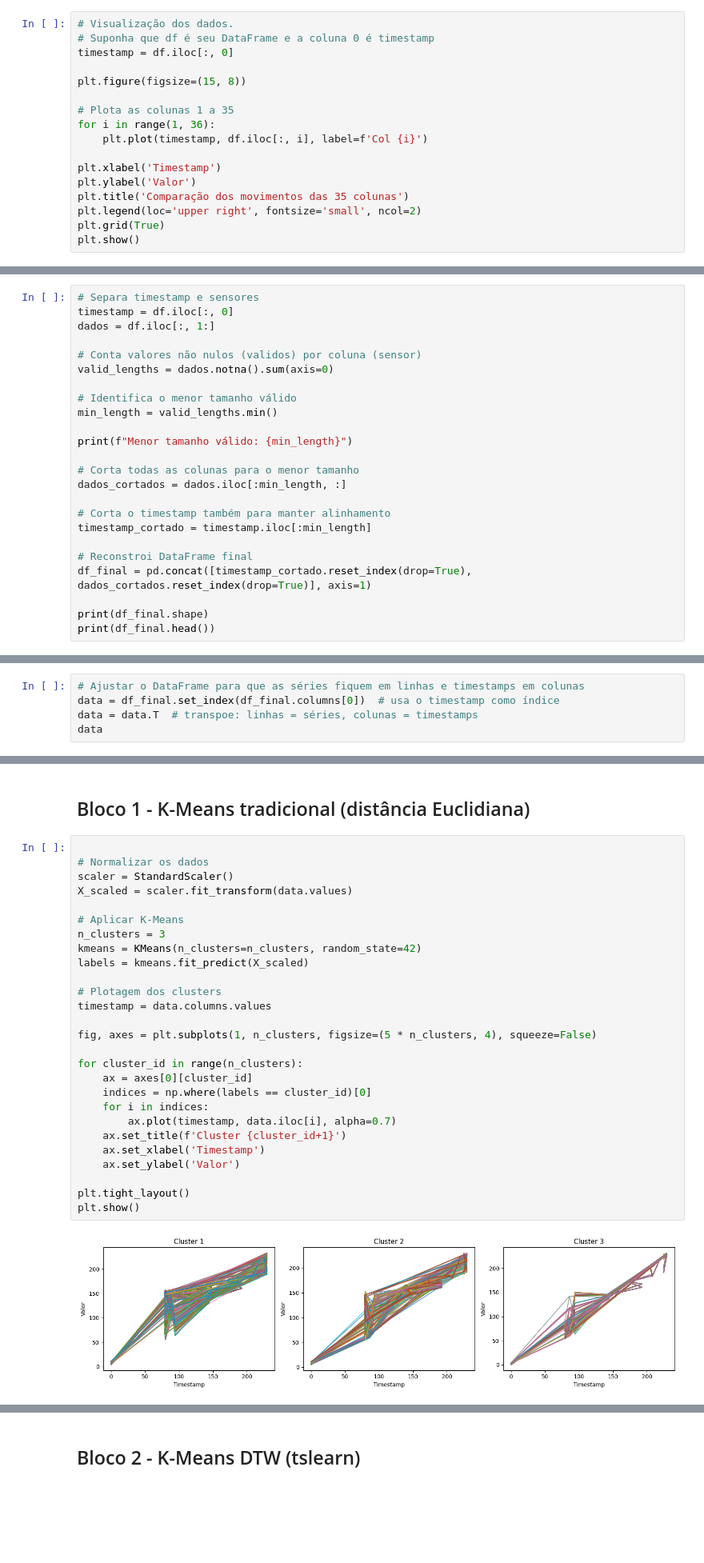
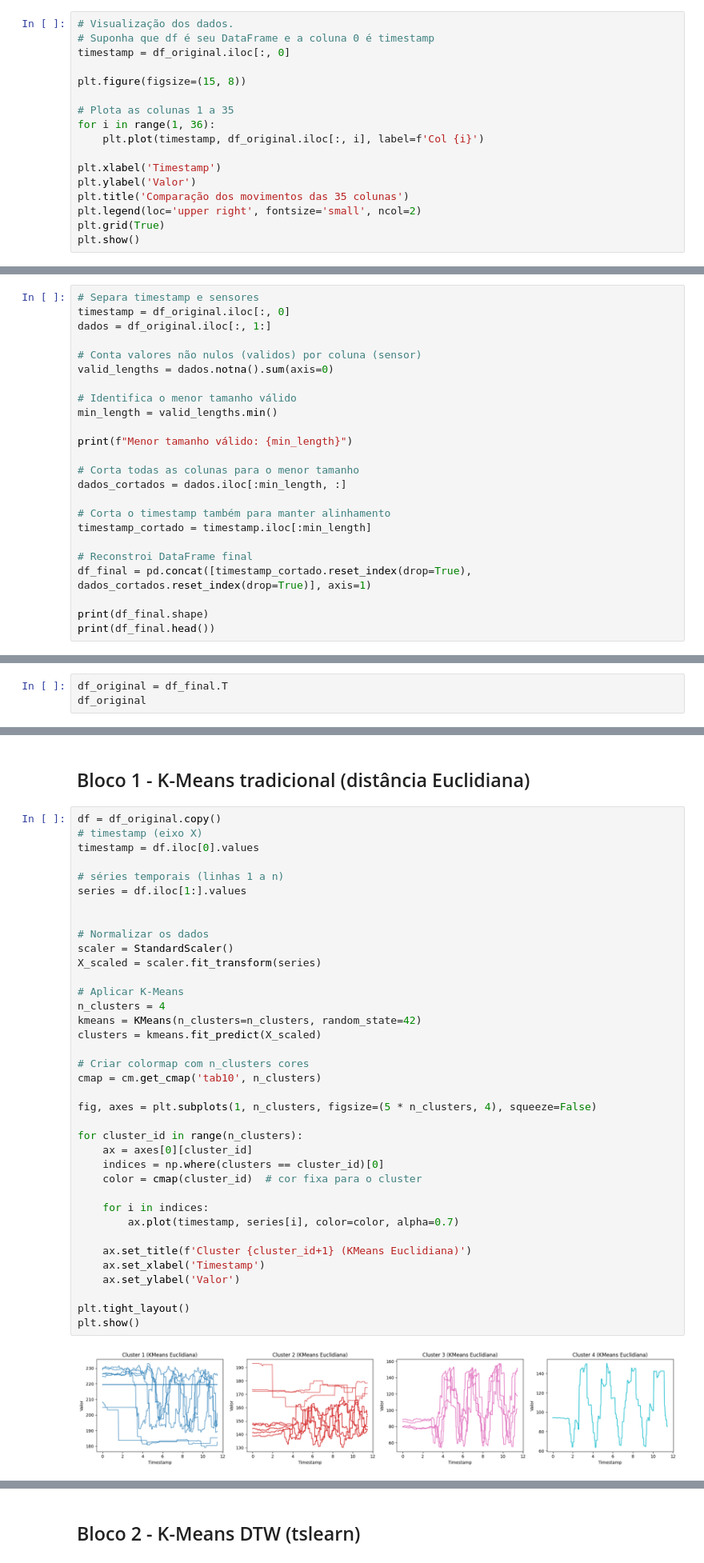
Before and after one commit to Yamakasuki/IC_Bros, a Jupyter notebook: notebooks/exploracao/testeMetodosCluster.ipynb, the cells around one changed output, grey strips where cells are left out. Shown at 80% size. Saved outputs shown, nothing was run; the diff lists cells and outputs as text; blank space fills up the shorter version.

```diff
--- a/notebooks/exploracao/testeMetodosCluster.ipynb
+++ b/notebooks/exploracao/testeMetodosCluster.ipynb
@@ -39,13 +39,13 @@ df = pd.read_csv('../../data/rafaelDB.csv')
 # %%
 # Visualização dos dados.
 # Suponha que df é seu DataFrame e a coluna 0 é timestamp
-timestamp = df.iloc[:, 0]
+timestamp = df_original.iloc[:, 0]
 
 plt.figure(figsize=(15, 8))
 
 # Plota as colunas 1 a 35
 for i in range(1, 36):
-    plt.plot(timestamp, df.iloc[:, i], label=f'Col {i}')
+    plt.plot(timestamp, df_original.iloc[:, i], label=f'Col {i}')
 
 plt.xlabel('Timestamp')
 plt.ylabel('Valor')
@@ -59,8 +59,8 @@ plt.show()
 ### Tratamento dos tamanhos das séries
 # %%
 # Separa timestamp e sensores
-timestamp = df.iloc[:, 0]
-dados = df.iloc[:, 1:]
+timestamp = df_original.iloc[:, 0]
+dados = df_original.iloc[:, 1:]
 
 # Conta valores não nulos (validos) por coluna (sensor)
 valid_lengths = dados.notna().sum(axis=0)
@@ -102,5 +101,0 @@ Menor tamanho válido: 36
-# %%
-# Ajustar o DataFrame para que as séries fiquem em linhas e timestamps em colunas
-data = df_final.set_index(df_final.columns[0])  # usa o timestamp como índice
-data = data.T  # transpoe: linhas = séries, colunas = timestamps
-data
@@ -120,0 +102,3 @@ data
+# %%
+df_original = df_final.T
+df_original
@@ -121,31 +124,41 @@ data
 # %% [markdown]
 ## Bloco 1 - K-Means tradicional (distância Euclidiana)
 # %%
+df = df_original.copy()
+# timestamp (eixo X)
+timestamp = df.iloc[0].values
+
+# séries temporais (linhas 1 a n)
+series = df.iloc[1:].values
+
 
 # Normalizar os dados
 scaler = StandardScaler()
-X_scaled = scaler.fit_transform(data.values)
+X_scaled = scaler.fit_transform(series)
 
 # Aplicar K-Means
-n_clusters = 3
+n_clusters = 4
 kmeans = KMeans(n_clusters=n_clusters, random_state=42)
-labels = kmeans.fit_predict(X_scaled)
+clusters = kmeans.fit_predict(X_scaled)
 
-# Plotagem dos clusters
-timestamp = data.columns.values
+# Criar colormap com n_clusters cores
+cmap = cm.get_cmap('tab10', n_clusters)
 
 fig, axes = plt.subplots(1, n_clusters, figsize=(5 * n_clusters, 4), squeeze=False)
 
 for cluster_id in range(n_clusters):
     ax = axes[0][cluster_id]
-    indices = np.where(labels == cluster_id)[0]
+    indices = np.where(clusters == cluster_id)[0]
+    color = cmap(cluster_id)  # cor fixa para o cluster
+
     for i in indices:
-        ax.plot(timestamp, data.iloc[i], alpha=0.7)
-    ax.set_title(f'Cluster {cluster_id+1}')
+        ax.plot(timestamp, series[i], color=color, alpha=0.7)
+
+    ax.set_title(f'Cluster {cluster_id+1} (KMeans Euclidiana)')
     ax.set_xlabel('Timestamp')
     ax.set_ylabel('Valor')
 
 plt.tight_layout()
 plt.show()
 # %% [output]
-[figure, old version]
+[figure, new version]
```
Also changed, not shown: parts of 8 cells of this notebook.
